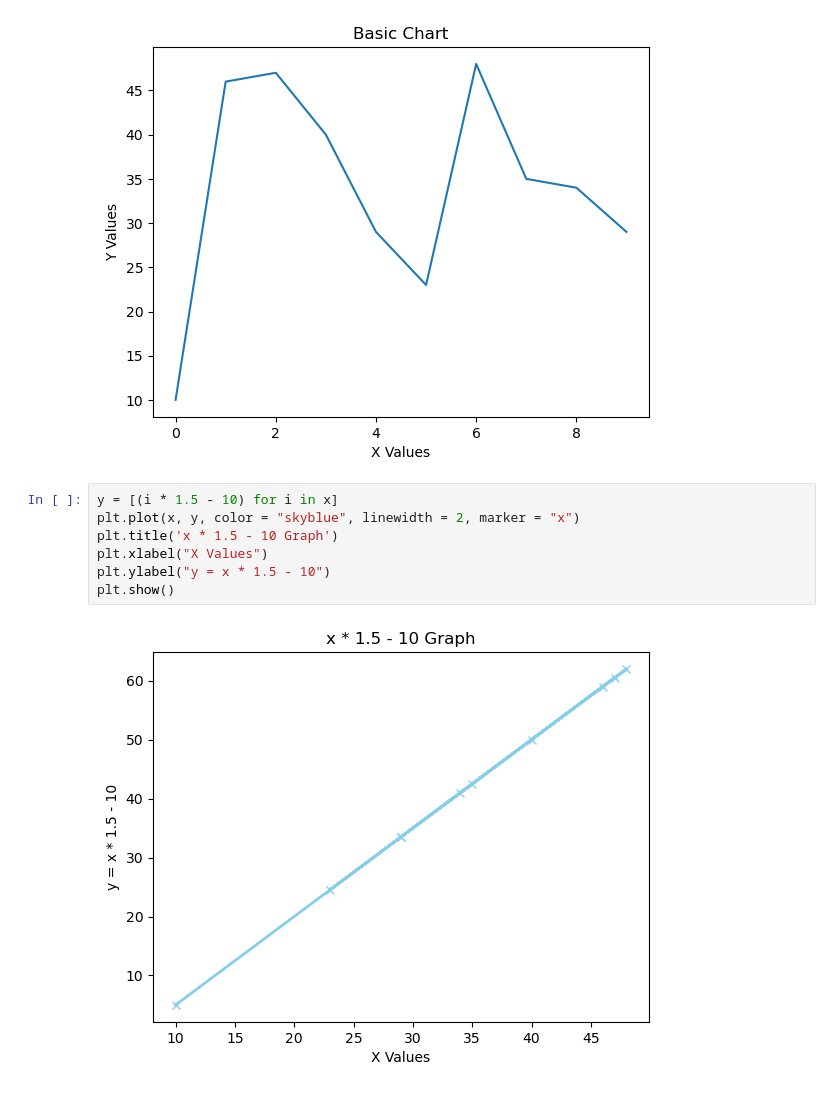
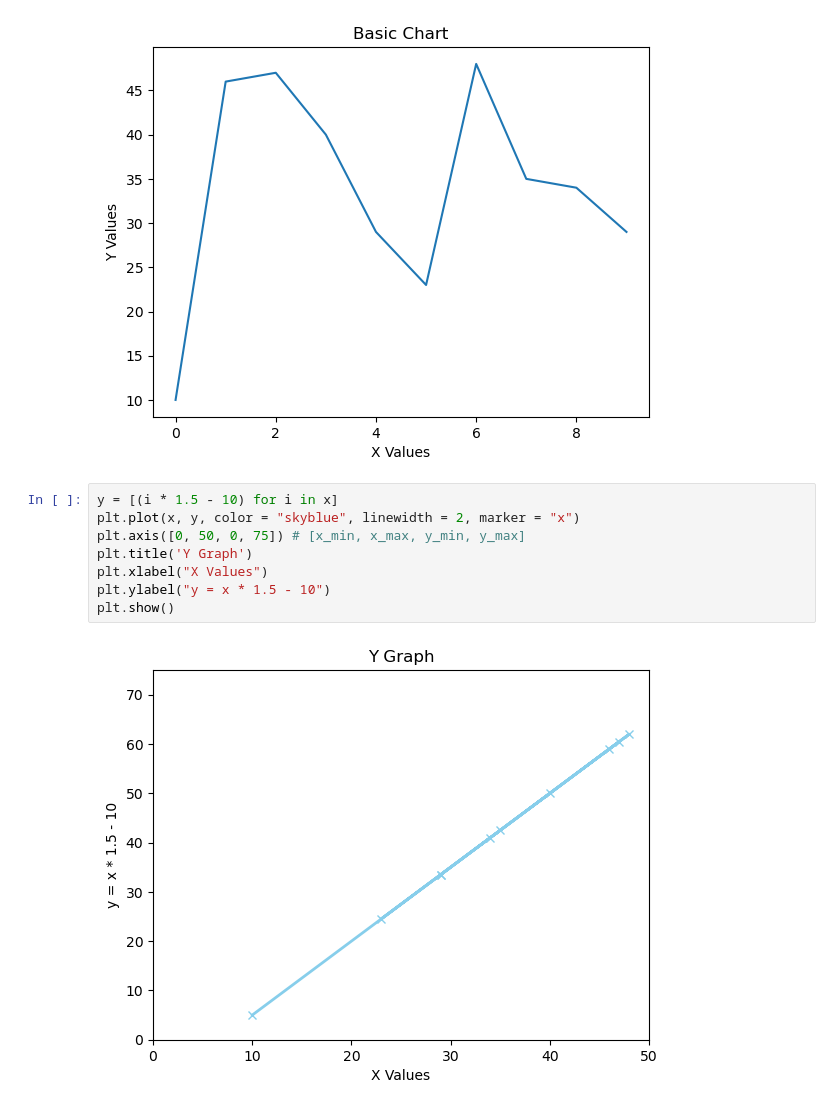
Before and after one commit to UstubecEmre/MatplotlibandSeabornFundamentals, a Jupyter notebook: matplotlib_basics.ipynb, the cells around one changed output. Cells and saved outputs as stored; diff of their text form.

```diff
--- a/matplotlib_basics.ipynb
+++ b/matplotlib_basics.ipynb
@@ -67,9 +67,10 @@ plt.show()
 # %%
 y = [(i * 1.5 - 10) for i in x]
 plt.plot(x, y, color = "skyblue", linewidth = 2, marker = "x")
-plt.title('x * 1.5 - 10 Graph')
+plt.axis([0, 50, 0, 75]) # [x_min, x_max, y_min, y_max]
+plt.title('Y Graph')
 plt.xlabel("X Values")
 plt.ylabel("y = x * 1.5 - 10")
 plt.show()
 # %% [output]
-[figure, old version]
+[figure, new version]
```
Also changed, not shown: parts of 3 cells of this notebook.
